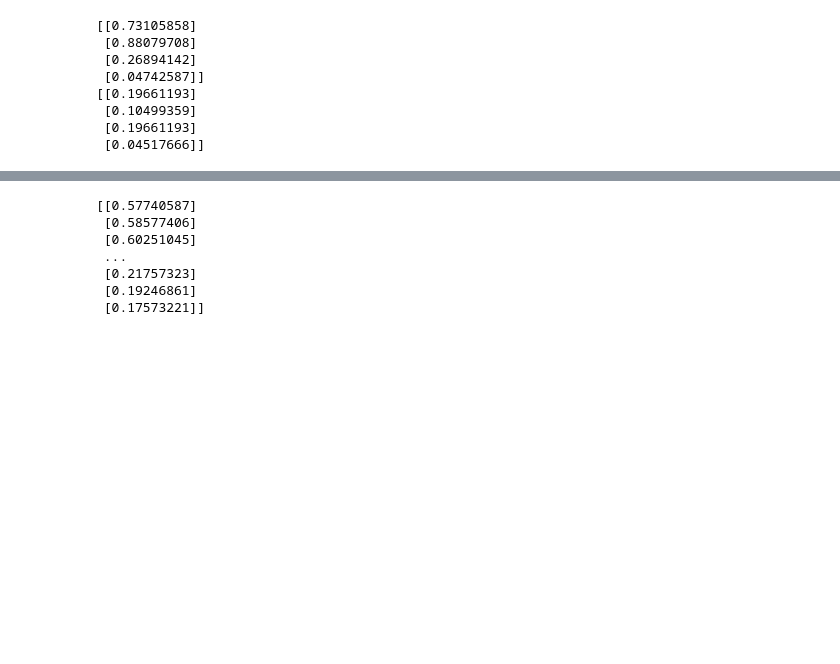
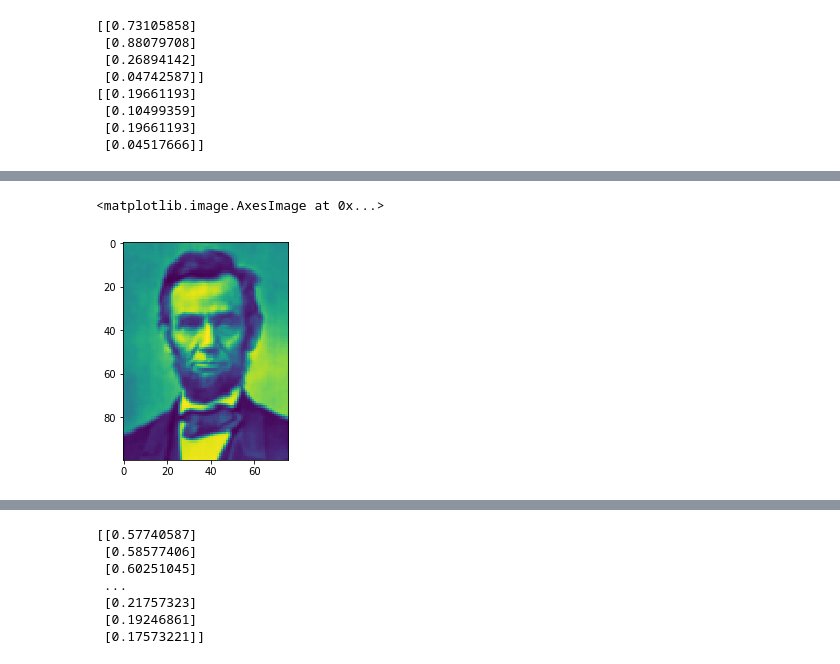
Before and after one commit to 1jinwoo/ML-HW2, a Jupyter notebook: Q5Code_Streamline_Justin.ipynb, the cells around one changed output, grey strips where cells are left out. Cells and saved outputs as stored; diff of their text form; code cells hidden in the pictures; blank space fills up the shorter version.

```diff
--- a/Q5Code_Streamline_Justin.ipynb
+++ b/Q5Code_Streamline_Justin.ipynb
@@ -430,3 +602,9 @@ Y1_norm = np.divide(Y1, np.amax(Y1))
 
 #Training Lincoln Model
 #Y1_pred = adam(input_data = X1, output_data = Y1_norm, inter_layer_sizes=[128,256], max_iterations=1000, minibatch_size=128, learning_rate=0.001, weight_decay_time=100)
+# %%
+# Original Images
+plt.imshow(img_1)
+# %% [output]
+<matplotlib.image.AxesImage at 0x...>
+[figure, added]
```
Also changed, not shown: parts of 11 cells of this notebook.
